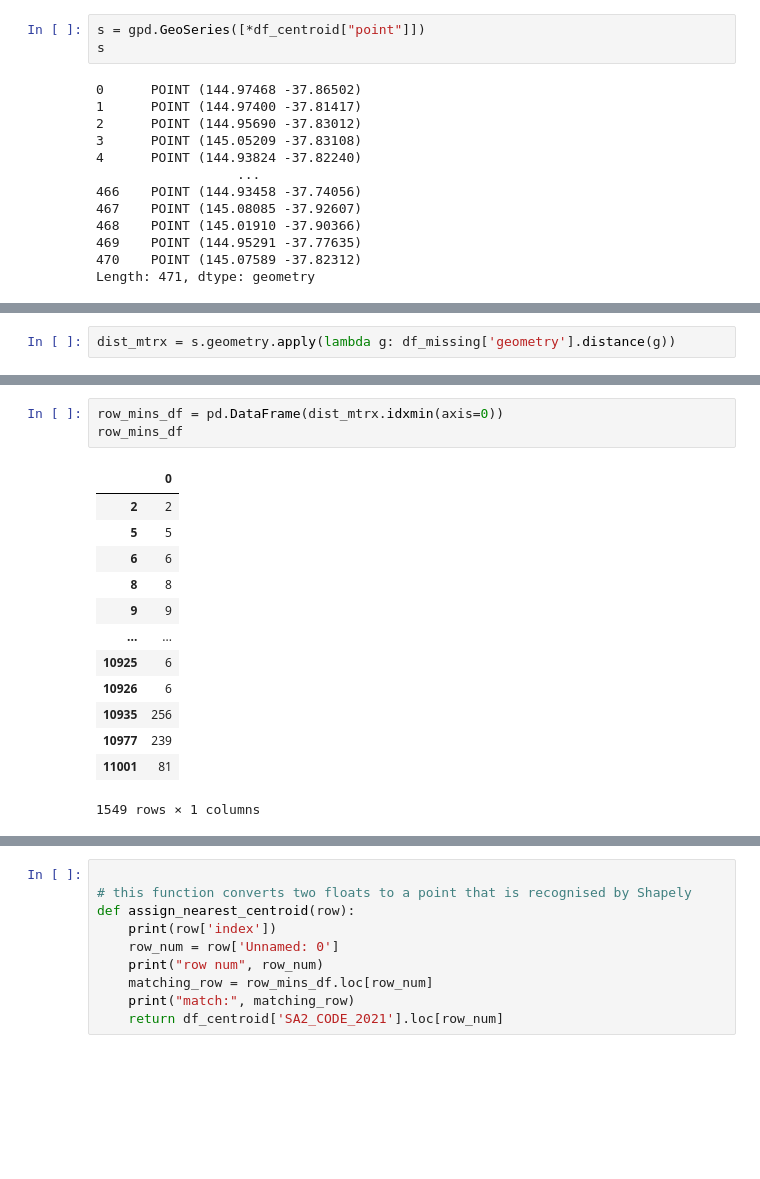
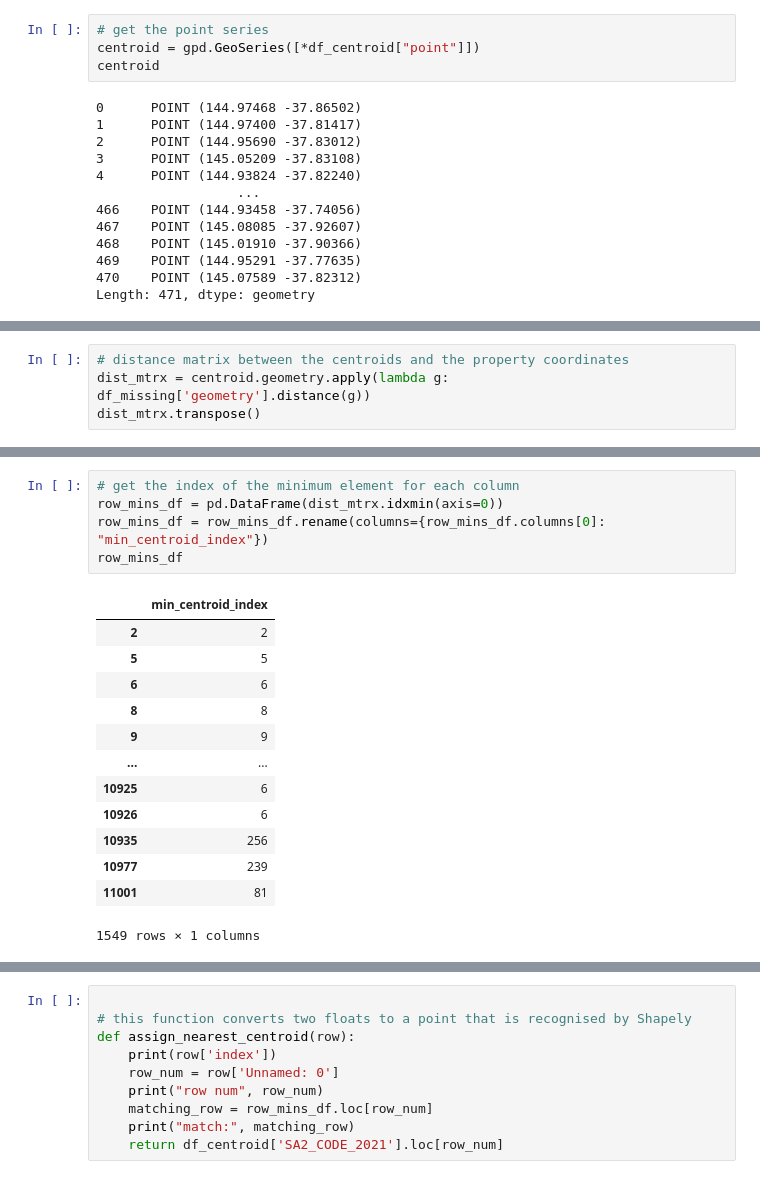
Before and after one commit to MAST30034-Applied-Data-Science/generic-real-estate-consulting-project-group-30, a Jupyter notebook: notebooks/join_datasets.ipynb, the cells around one changed output, grey strips where cells are left out. Cells and saved outputs as stored; diff of their text form; blank space fills up the shorter version.

```diff
--- a/notebooks/join_datasets.ipynb
+++ b/notebooks/join_datasets.ipynb
@@ -101,8 +104,9 @@ def convert_to_point(row):
 # %%
 df_centroid['point'] = df.apply (lambda row: convert_to_point(row), axis=1)
 # %%
-s = gpd.GeoSeries([*df_centroid["point"]])
-s
+# get the point series
+centroid = gpd.GeoSeries([*df_centroid["point"]])
+centroid
 # %% [output]
 0      POINT (144.97468 -37.86502)
 1      POINT (144.97400 -37.81417)
@@ -132,2 +123,4 @@ dtype: float64
 # %%
-dist_mtrx = s.geometry.apply(lambda g: df_missing['geometry'].distance(g))
+# distance matrix between the centroids and the property coordinates
+dist_mtrx = centroid.geometry.apply(lambda g: df_missing['geometry'].distance(g))
+dist_mtrx.transpose()
@@ -150,18 +141,20 @@ dist_mtrx.transpose()
-# %%
-row_mins_df = pd.DataFrame(dist_mtrx.idxmin(axis=0))
-row_mins_df
-# %% [output]
-|  | 0 |
-| 2 | 2 |
-| 5 | 5 |
-| 6 | 6 |
-| 8 | 8 |
-| 9 | 9 |
-| ... | ... |
-| 10925 | 6 |
-| 10926 | 6 |
-| 10935 | 256 |
-| 10977 | 239 |
-| 11001 | 81 |
-1549 rows × 1 columns
+# %%
+# get the index of the minimum element for each column
+row_mins_df = pd.DataFrame(dist_mtrx.idxmin(axis=0))
+row_mins_df = row_mins_df.rename(columns={row_mins_df.columns[0]: "min_centroid_index"})
+row_mins_df
+# %% [output]
+|  | min_centroid_index |
+| 2 | 2 |
+| 5 | 5 |
+| 6 | 6 |
+| 8 | 8 |
+| 9 | 9 |
+| ... | ... |
+| 10925 | 6 |
+| 10926 | 6 |
+| 10935 | 256 |
+| 10977 | 239 |
+| 11001 | 81 |
+1549 rows × 1 columns
 # %%
```
Also changed, not shown: parts of 7 cells of this notebook.
